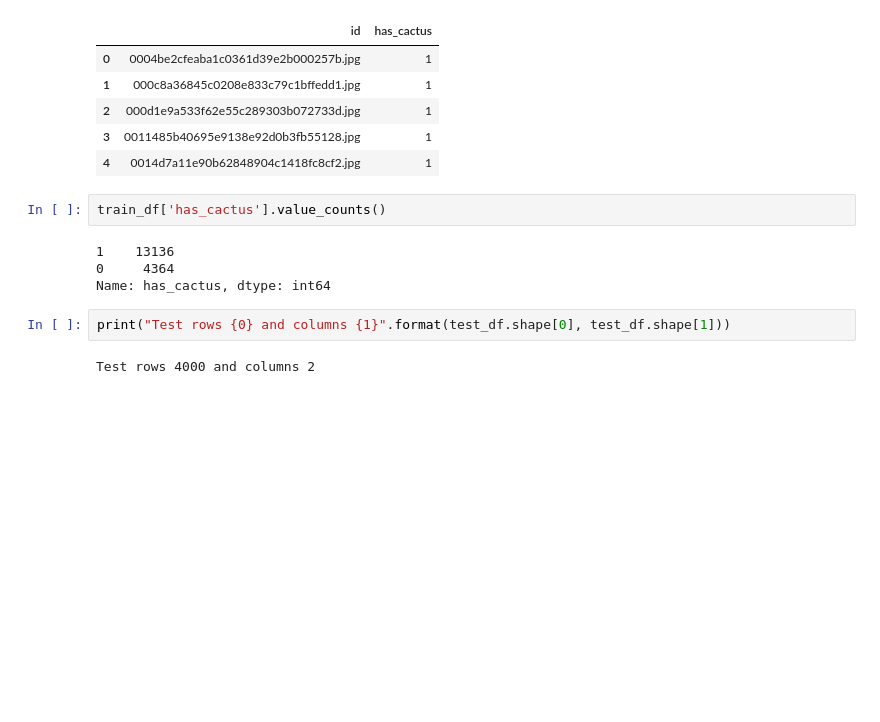
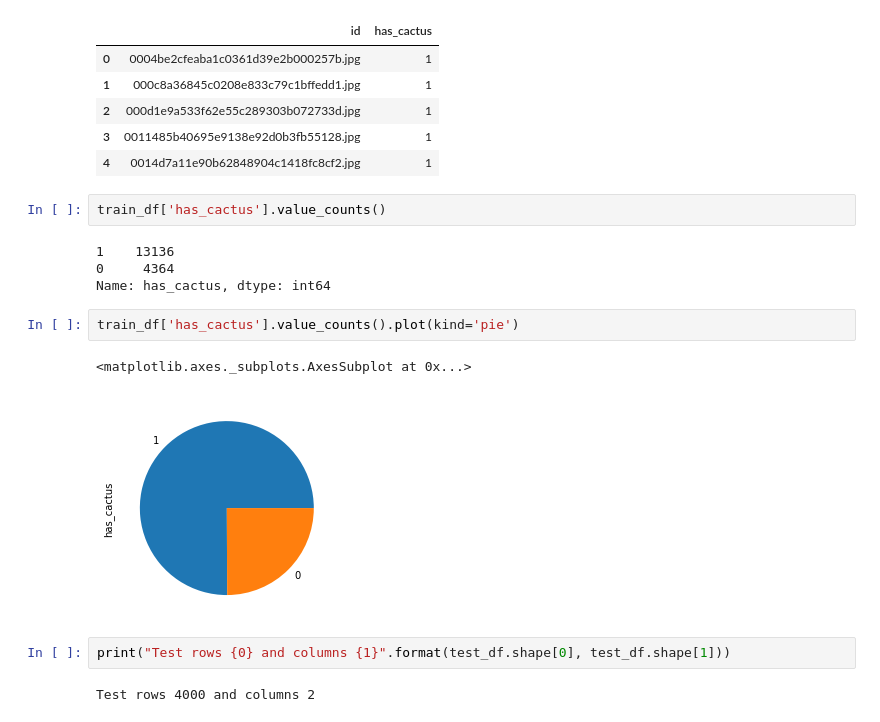
Before and after one commit to tilaprimera/Aerial-Cactus-Identification, a Jupyter notebook: aerial_cactus_identify.ipynb, the cells around one changed output. Cells and saved outputs as stored; diff of their text form; blank space fills up the shorter version.

```diff
--- a/aerial_cactus_identify.ipynb
+++ b/aerial_cactus_identify.ipynb
@@ -49,6 +49,11 @@ train_df['has_cactus'].value_counts()
 1    13136
 0     4364
 Name: has_cactus, dtype: int64
+# %%
+train_df['has_cactus'].value_counts().plot(kind='pie')
+# %% [output]
+<matplotlib.axes._subplots.AxesSubplot at 0x...>
+[figure, added]
 # %%
 print("Test rows {0} and columns {1}".format(test_df.shape[0], test_df.shape[1]))
 # %% [output]
```
Also changed, not shown: parts of 1 cell of this notebook, 1 other file.
